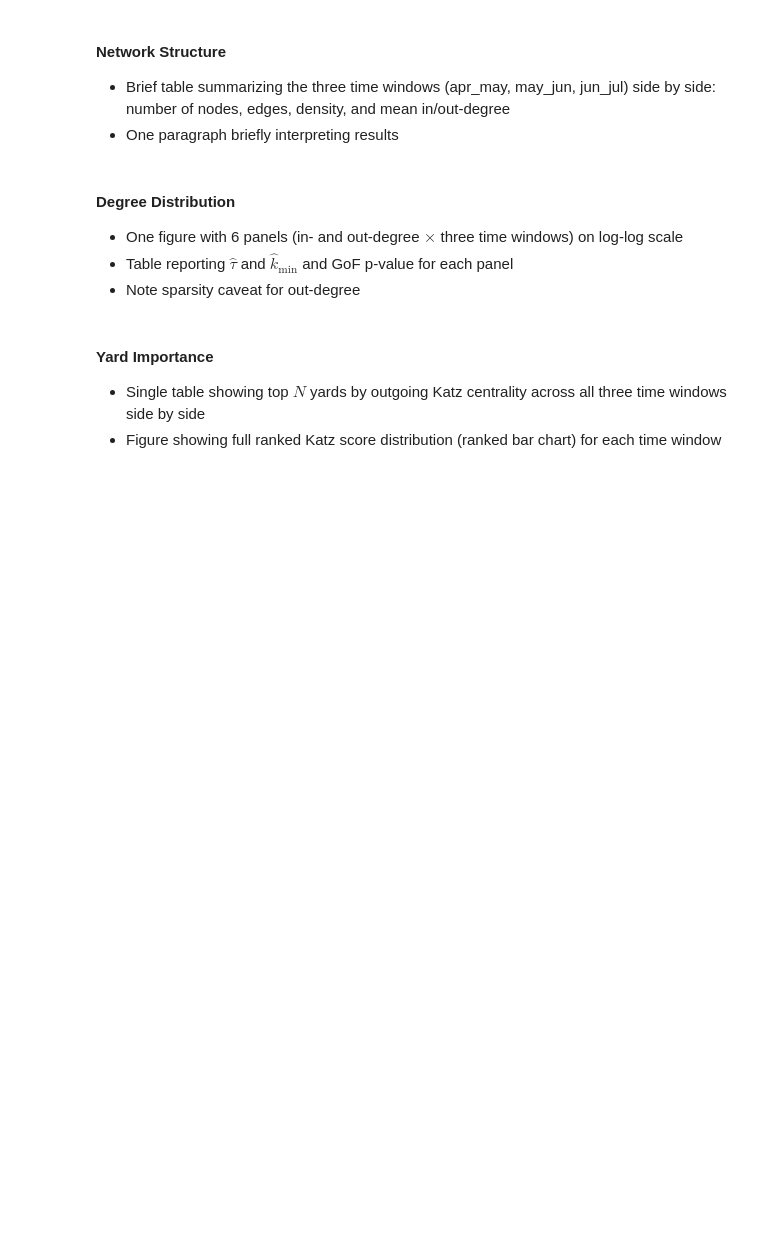
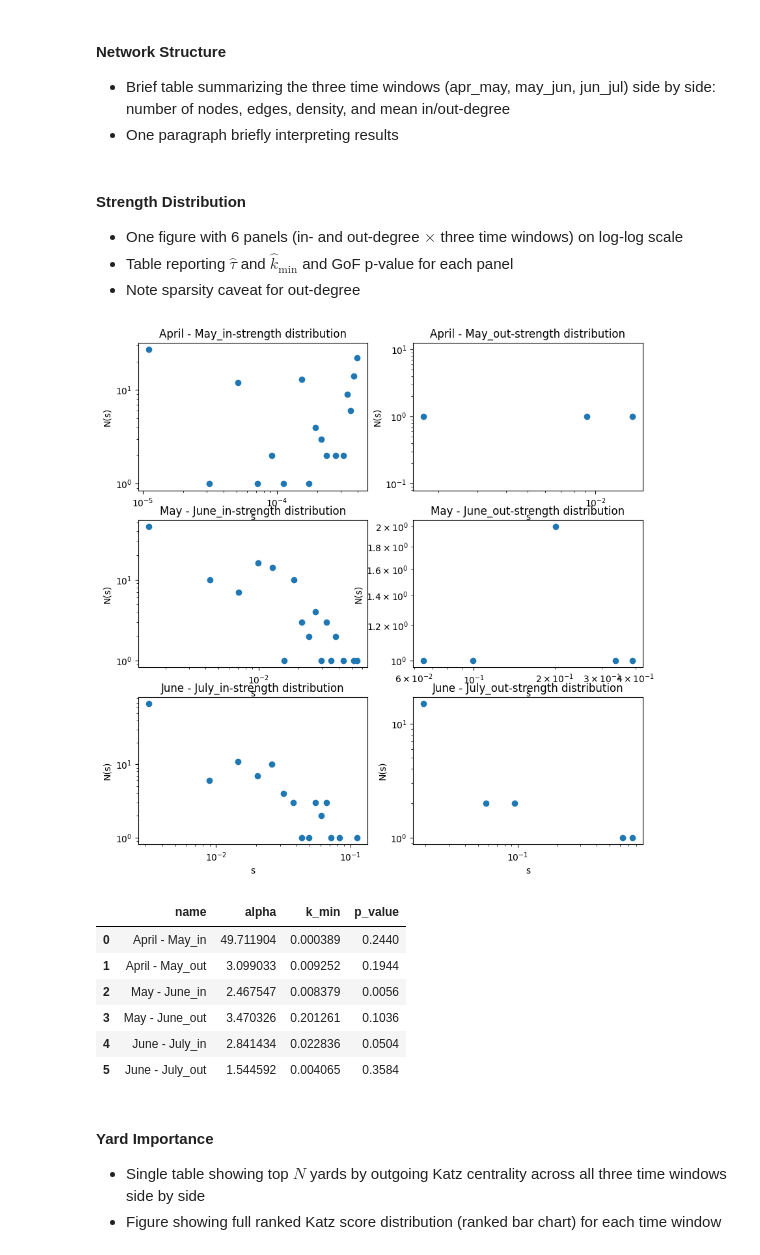
Before and after one commit to hawktre/CS_546_FinalProject, a Jupyter notebook: notebooks/4-network-analysis-finalproject.ipynb, the cells around one changed output. Saved outputs shown, nothing was run; the diff lists cells and outputs as text; code cells hidden in the pictures; blank space fills up the shorter version.

Commit message:
Applied strength distribution and katz centrality

```diff
--- a/notebooks/4-network-analysis-finalproject.ipynb
+++ b/notebooks/4-network-analysis-finalproject.ipynb
@@ -210,7 +253,7 @@ out_jun_jul = jun_jul_g.strength(mode = "out", weights="weight")
 # %% [markdown]
 
 
-#### Degree Distribution
+#### Strength Distribution
 - One figure with 6 panels (in- and out-degree $\times$ three time windows) on log-log scale
 - Table reporting $\hat{\tau}$ and $\hat{k}_{\min}$ and GoF p-value for each panel
 - Note sparsity caveat for out-degree
@@ -232,3 +284,33 @@ def degree_distribution(degrees: np.ndarray, bins = 10):
+# %%
+deg_disributions = []
+to_plot = []
+graphs = [apr_may_g, may_jun_g, jun_jul_g]
+names = ["April - May", "May - June", "June - July"]
+for graph, name in zip(graphs, names):
+
+    deg_disributions += strength_distribution(graph, name=name)
+
+n = len(deg_disributions)
+deg_disributions_df = pd.DataFrame(deg_disributions)
+
+fig, axs = plt.subplots(n // 2, 2, figsize=(10, 10))
+axs = axs.flatten()
+for ax, (_, row) in zip(axs, deg_disributions_df.iterrows()):
+    ax.loglog(row["x"], row["y"], "o")
+    ax.set_xlabel("s")
+    ax.set_ylabel("N(s)")
+    ax.set_title(f'{row["name"]}-strength distribution')
+plt.show()
+deg_disributions_df[["name", "alpha", "k_min", "p_value"]].head(n)
+# %% [output]
+[figure, added]
+|  | name | alpha | k_min | p_value |
+| 0 | April - May_in | 49.711904 | 0.000389 | 0.2440 |
+| 1 | April - May_out | 3.099033 | 0.009252 | 0.1944 |
+| 2 | May - June_in | 2.467547 | 0.008379 | 0.0056 |
+| 3 | May - June_out | 3.470326 | 0.201261 | 0.1036 |
+| 4 | June - July_in | 2.841434 | 0.022836 | 0.0504 |
+| 5 | June - July_out | 1.544592 | 0.004065 | 0.3584 |
 # %% [markdown]
 
 #### Yard Importance
```
Also changed, not shown: parts of 17 cells of this notebook.
